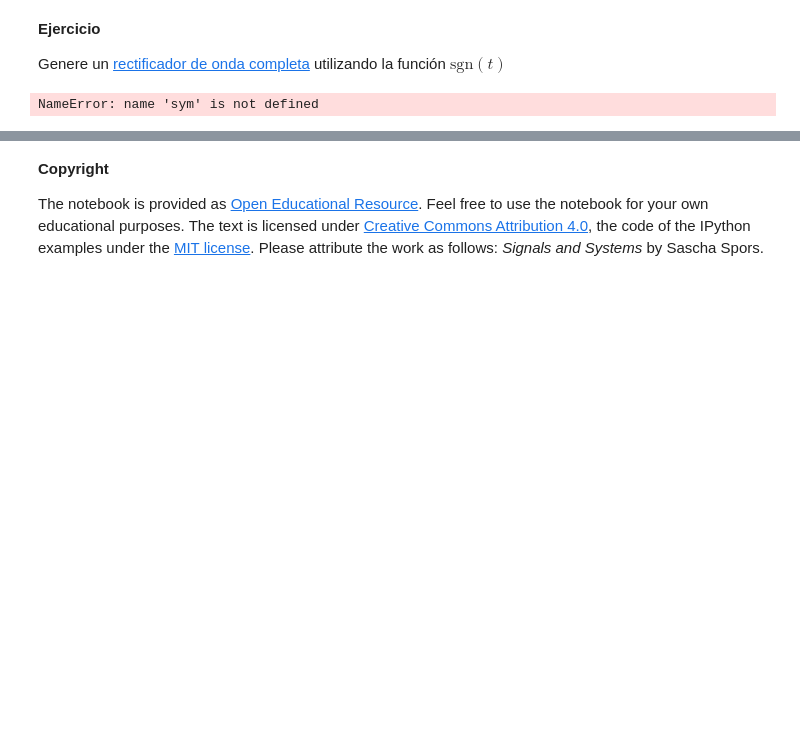
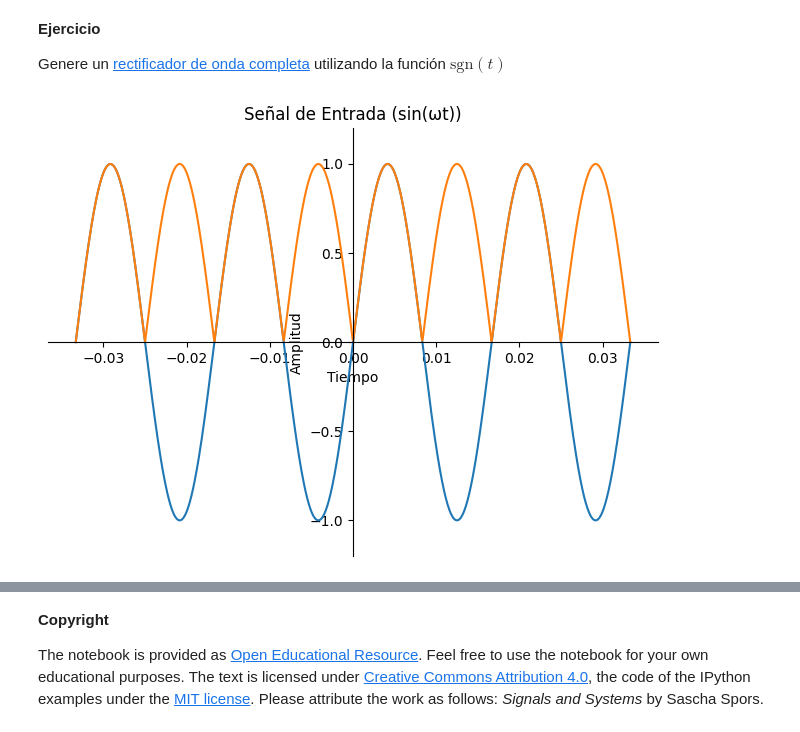
Before and after one commit to Leandro2402-bit/Senales-Sistemas, a Jupyter notebook: Cuaderno2_Completo_S_estandar.ipynb, the cells around one changed output, grey strips where cells are left out. Cells and saved outputs as stored; diff of their text form; code cells hidden in the pictures; blank space fills up the shorter version.

```diff
--- a/Cuaderno2_Completo_S_estandar.ipynb
+++ b/Cuaderno2_Completo_S_estandar.ipynb
@@ -395,13 +410,32 @@ sym.plot(sgn, (t, -2, 2), ylim=[-1.2, 1.2], ylabel=r'sgn$(t)$');
 **Ejercicio**
 
 Genere un [rectificador de onda completa](https://en.wikipedia.org/wiki/Rectifier#Full-wave_rectification) utilizando la función $\text{sgn}(t)$
-# %%
-import numpy as np
-omega = 2*np.pi*60
-To = 1/60
-x = sym.sin(omega*t)
-sym.plot(x, (t, -2*To, 2*To), ylim=[-1.2, 1.2], ylabel=r'$x(t)$');
-sym.plot(sym.Abs(x), (t, -2*To, 2*To), ylim=[-0.2 , 1.2], ylabel=r'$|x(t)|$');
-sym.plot(sym.Abs(x)*x, (t, -2*To, 2*To), ylim=[-0.2 , 1.2], ylabel='$|x(t)|$');
-# %% [output]
-NameError: name 'sym' is not defined
+# %%
+import sympy as sym
+import numpy as np
+
+# Definir la variable simbólica del tiempo
+t = sym.symbols('t', real=True)
+
+# Definir la frecuencia angular y el período (ejemplo para 60Hz)
+omega = 2 * np.pi * 60
+To = 1 / 60
+
+# Definir la señal de entrada (una onda sinusoidal)
+x = sym.sin(omega * t)
+
+# Calcular la rectificación de onda completa utilizando la función signo
+# |x| = x * sgn(x)
+rectified_x = x * sym.sign(x)
+
+# Graficar la señal de entrada
+p1 = sym.plot(x, (t, -2 * To, 2 * To), ylim=[-1.2, 1.2], ylabel='Amplitud', xlabel='Tiempo', title='Señal de Entrada (sin(ωt))', show=False)
+
+# Graficar la señal rectificada de onda completa
+p2 = sym.plot(rectified_x, (t, -2 * To, 2 * To), ylim=[-0.2, 1.2], ylabel='Amplitud', xlabel='Tiempo', title='Señal Rectificada de Onda Completa (usando sgn(t))', show=False)
+
+# Combinar y mostrar ambas gráficas
+p1.extend(p2)
+p1.show()
+# %% [output]
+[figure, added]
```
Also changed, not shown: parts of 12 cells of this notebook.
